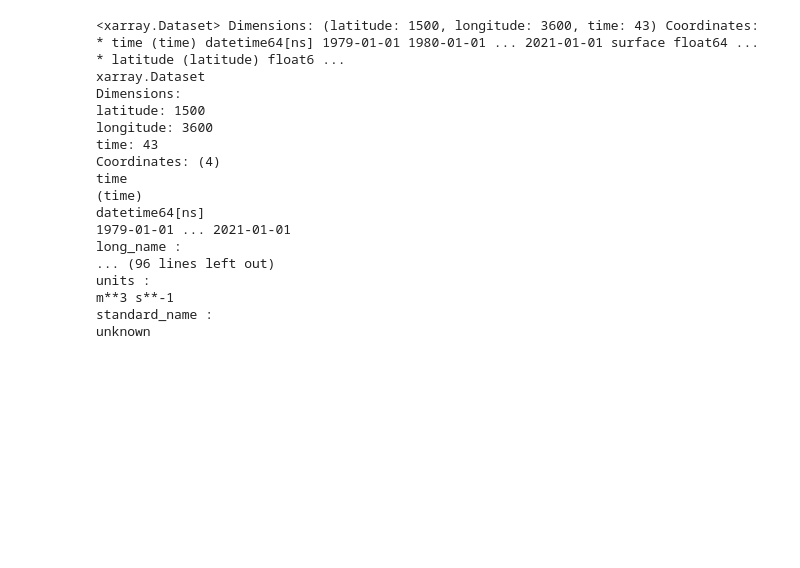
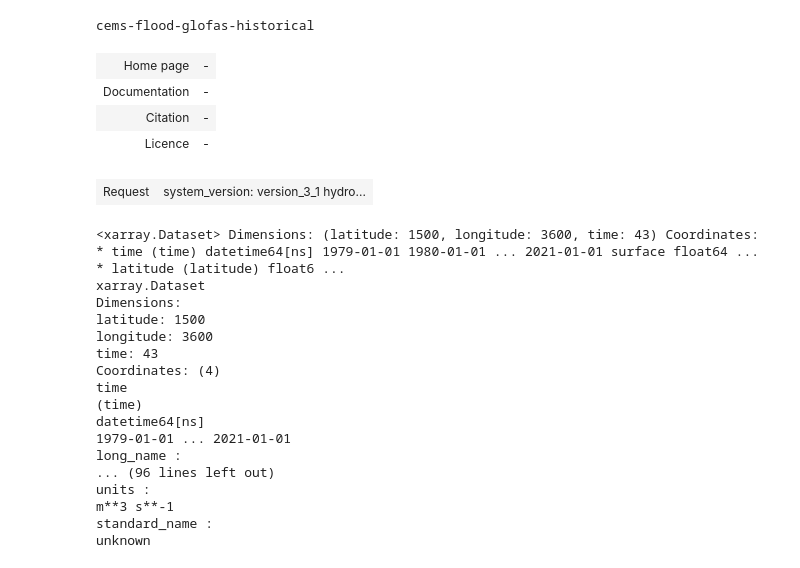
Before and after one commit to ecmwf-lab/climetlab-cems-flood, a Jupyter notebook: notebooks/demo_glofas.ipynb, the cells around one changed output. Drawn from its saved outputs; the diff is of its cells as text; code cells hidden in the pictures; blank space fills up the shorter version.

```diff
--- a/notebooks/demo_glofas.ipynb
+++ b/notebooks/demo_glofas.ipynb
@@ -15,3 +15,12 @@ gl_historical = cml.load_dataset(
+# %%
+gl_historical
+# %% [output]
+cems-flood-glofas-historical
+| Home page | - |
+| Documentation | - |
+| Citation | - |
+| Licence | - |
+| Request | system_version: version_3_1 hydro... |
 # %%
 ds = gl_historical.to_xarray()
 # %%
```
Also changed, not shown: parts of 6 cells of this notebook.
